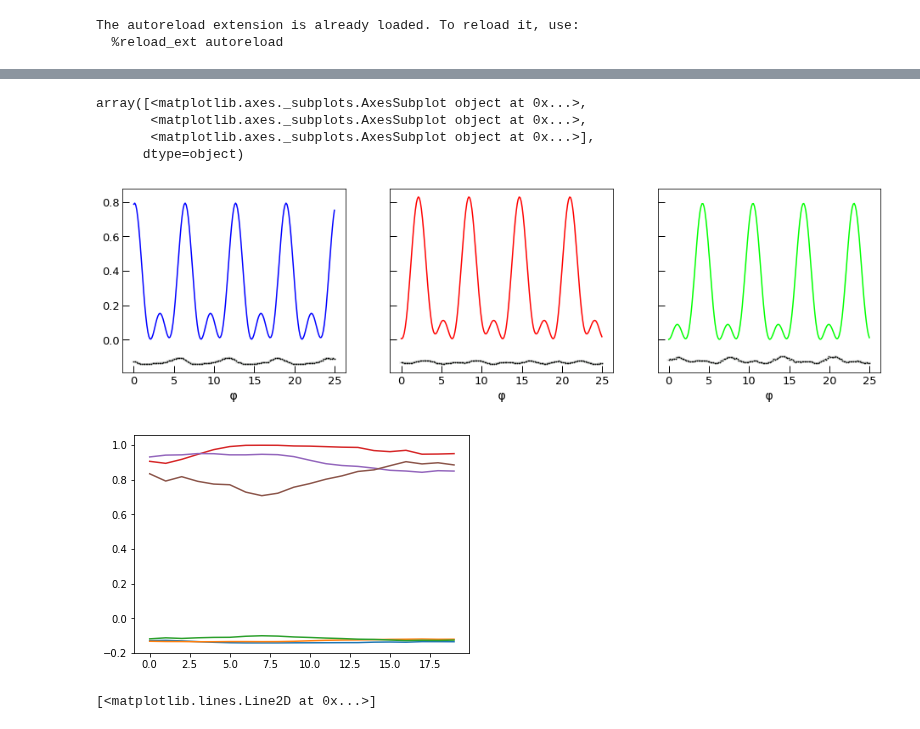
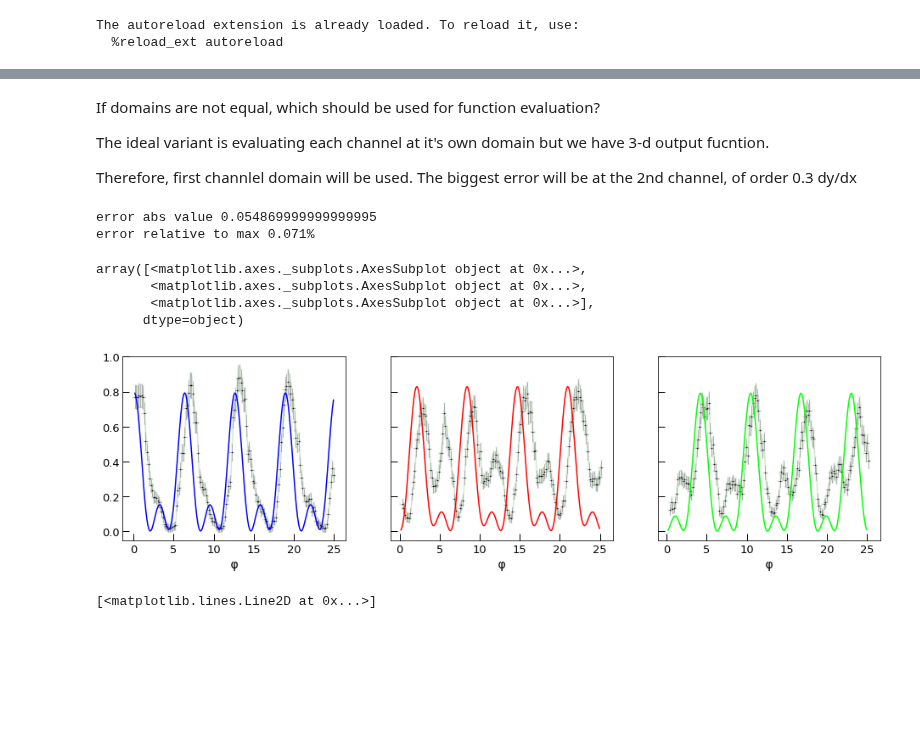
Before and after one commit to DaniloZZZ/quantTechLab, a Jupyter notebook: Fit/Vis-Anneal.ipynb, the cells around one changed output, grey strips where cells are left out. Saved outputs shown, nothing was run; the diff lists cells and outputs as text; code cells hidden in the pictures; blank space fills up the shorter version.

```diff
--- a/Fit/Vis-Anneal.ipynb
+++ b/Fit/Vis-Anneal.ipynb
@@ -139,0 +105,7 @@ plt.plot(data[0][index:])
+# %%
+data = data_preprocess(raw_data,exp_params)
+
+%matplotlib inline
+plt.title('scaled clipped')
+for channel in data:
+    plt.plot(channel[1],channel[0])
@@ -139,0 +152,7 @@ plt.plot(data[0][index:])
+# %%
+
+ch0 = data[0][0][1:], data[0][1][1:]
+ch1 = data[1][0][:-1], data[1][1][:-1]
+ch2 = data[2][0][:-1], data[2][1][:-1]
+data_shifted = (ch0,ch1,ch2)
+check_time_shift(data_shifted)
@@ -139,0 +170,4 @@ plt.plot(data[0][index:])
+# %%
+plt.title('scaled clipped, time shifted')
+for channel in data_shifted:
+    plt.plot(channel[1][10:18],channel[0][10:18])
@@ -140,65 +176,72 @@ plt.plot(data[0][index:])
+# %% [markdown]
+If domains are not equal, which should be used for function evaluation?
+
+The ideal variant is evaluating each channel at it's own domain but we have 3-d output fucntion.
+
+Therefore, first channlel domain will be used. The biggest error will be at the 2nd channel, of order 0.3 dy/dx
+# %%
+error_rate = 0.31*np.max(np.abs(data[2][0][:-1]-data[2][0][1:]))
+print("error abs value",error_rate)
+print("error relative to max %.3f%%"%(error_rate/max(data[2][0])))
+# %% [output]
+error abs value 0.054869999999999995
+error relative to max 0.071%
 # %%
+
 def func(x):
     return np.abs(np.square(prob_part(0,0,0,0,phi=x)))
+
 def set_fonts_ticks(fig,ax):
     fontsize =14
     try:
         ax.set_xlabel(' φ ',fontsize=fontsize)
         #ax.set(ylabel=' Intensity ')
     except:
         plt.ylabel(' Intensity ', fontsize=fontsize)
         plt.xlabel(' φ ',fontsize=fontsize)
 
     tick_width =1
     ax.tick_params(axis="y",direction="in",labelsize=13,width=tick_width,length=8)
     ax.tick_params(axis="x",direction="in",labelsize=13,width=tick_width, length=8)
 
-def plot3(func,points_data=(pts,data),on_same=False):
-    pts,data = points_data
-    lin,d = sampl(func,pts[0],pts[-1],200)
-    d = np.array(d).T
+def plot3(func, data, on_same=False):
+    domain_used = data[0][1]
+    domain, func_vals = sampl(func,domain_used[0],domain_used[-1],200)
+    func_vals = np.array(func_vals).T
     %matplotlib inline
-    fs=(16,4)
+    figsize=(16,4)
     if on_same:
-        plt.figure(figsize=fs)
+        plt.figure(figsize=figsize)
         ax =[plt,plt,plt]
         f = plt
     else:
-        f,ax = plt.subplots(1,3,figsize=fs,sharey=True)
+        f,ax = plt.subplots(1,3,figsize=figsize,sharey=True)
     colors  = ['blue','red','green']
     colors  = [cm.brg(i) for i in np.linspace(0,1,3)]
-    for i,color in zip(range(3),colors):
+    for i,color,channel in zip(range(3),colors,data):
         #ax[i].errorbar(pts,data[i],xerr=4*np.pi/100,yerr=0.03+0.02*data[i],fmt='none',color='gray',capsize=2)
-        errx = 0.0+0.01*np.array(data)
-        errx_ = 0.0+0.01*np.array(data)
-        ax[i].fill_between(pts,data[i]+errx[i],data[i]-errx[i],color='green',alpha=0.1,label='error region')
+        y, x = channel
+        errx = 0.02+0.06*y
+        ax[i].fill_between(x,y+errx,y-errx,color='green',alpha=0.1,label='error region')
         #ax[i].fill_between(pts,data[i]+errx_[i],data[i]-errx_[i],color='green',alpha=0.1)
-        ax[i].errorbar(pts,data[i],xerr=4*np.pi/100,yerr=errx[i],capthick=0.2,elinewidth=0.5,fmt='none',color='gray',capsize=1.5)
+        ax[i].errorbar(x, y, xerr=4*np.pi/50, yerr=errx,capthick=0.2,elinewidth=0.5,fmt='none',color='gray',capsize=1.5)
         set_fonts_ticks(f,ax[i])
-        ax[i].plot(pts,data[i],'.',markersize=1,color='black',label=r'data $|%i\rangle$'%i)
-        ax[i].plot(lin,d[i],label=r'function $|%i\rangle$'%i,color=color)
+        ax[i].plot(x, y,'.',markersize=1,color='black',label=r'data $|%i\rangle$'%i)
+        ax[i].plot(domain,func_vals[i],label=r'function $|%i\rangle$'%i,color=color)
     #ax[0].legend(loc=1)
     return ax
     #plt.legend()
 
-plot3(func,on_same=False)
+plot3(func,data, on_same=False)
 # %% [output]
 array([<matplotlib.axes._subplots.AxesSubplot object at 0x...>,
        <matplotlib.axes._subplots.AxesSubplot object at 0x...>,
        <matplotlib.axes._subplots.AxesSubplot object at 0x...>],
       dtype=object)
-[figure, old version]
+[figure, new version]
 # %%
 data_orig = data
-for d in data_orig:
-    plt.plot(d[:20])
 transform_fun = lambda x: 1*np.sqrt(np.square(x)*(1+0.5*np.power(x,6)))
-data = list(map(transform_fun,data_orig))
-data /= np.max(data)
-for d in data:
-    plt.plot(d[:20])
-# %% [output]
-[figure, removed]
 # %%
 x = np.linspace(0,1.2,100)
 y = transform_fun(x)
```
Also changed, not shown: parts of 31 cells of this notebook.
